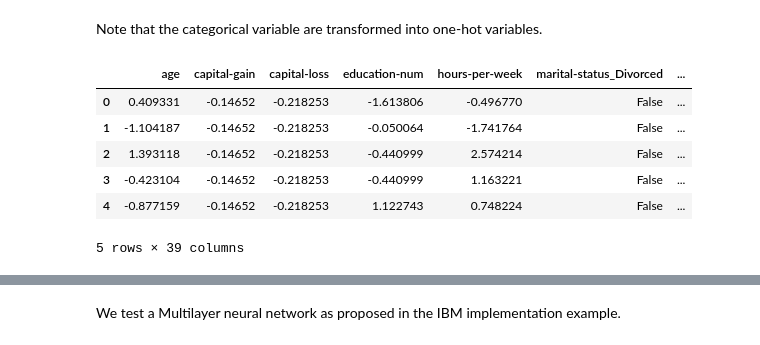
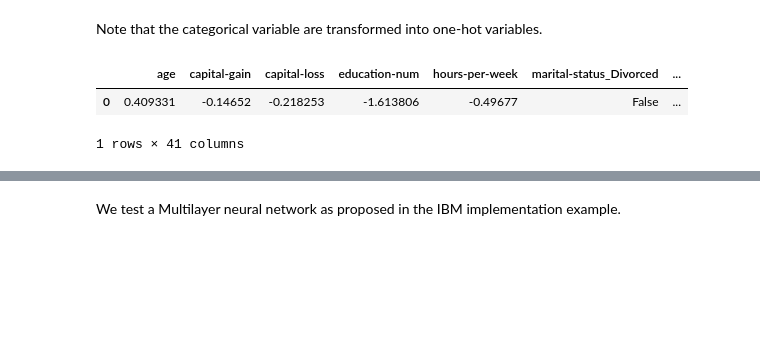
Before and after one commit to castillosebastian/castillosebastian_colabs, a Jupyter notebook: Fair_AI/adult_income_prediction/adult_income_prediction_v2.ipynb, the cells around one changed output, grey strips where cells are left out. Drawn from its saved outputs; the diff is of its cells as text; code cells hidden in the pictures; blank space fills up the shorter version.

```diff
--- a/Fair_AI/adult_income_prediction/adult_income_prediction_v2.ipynb
+++ b/Fair_AI/adult_income_prediction/adult_income_prediction_v2.ipynb
@@ -107,30 +97,3 @@ class AdultDataset(Dataset):
         return len(self.labels)
 # %% [markdown]
 Note that the categorical variable are transformed into one-hot variables.
-# %%
-train_df, test_df = data.load_data()
-
-X_train_df, Y_train_df = train_df
-X_test_df, Y_test_df = test_df
-
-# Let's drop the protected attributes from the training and test data and store them in a
-# separate dataframe that we'll use later to train the individually fair metric.
-protected_vars = ['race_White', 'sex_Male']
-
-X_protected_df = X_train_df[protected_vars]
-X_train_df = X_train_df.drop(columns=protected_vars)
-X_test_df = X_test_df.drop(columns=protected_vars)
-
-# Create test data with spouse variable flipped
-X_test_df_spouse_flipped = X_test_df.copy()
-X_test_df_spouse_flipped.relationship_Wife = 1 - X_test_df_spouse_flipped.relationship_Wife
-
-X_train_df.head()
-# %% [output]
-|  | age | capital-gain | capital-loss | education-num | hours-per-week | marital-status_Divorced | ... |
-| 0 | 0.409331 | -0.14652 | -0.218253 | -1.613806 | -0.496770 | False | ... |
-| 1 | -1.104187 | -0.14652 | -0.218253 | -0.050064 | -1.741764 | False | ... |
-| 2 | 1.393118 | -0.14652 | -0.218253 | -0.440999 | 2.574214 | False | ... |
-| 3 | -0.423104 | -0.14652 | -0.218253 | -0.440999 | 1.163221 | False | ... |
-| 4 | -0.877159 | -0.14652 | -0.218253 | 1.122743 | 0.748224 | False | ... |
-5 rows × 39 columns
@@ -136,0 +105,6 @@ X_train_df.head()
+# %%
+X_train_df.head(1)
+# %% [output]
+|  | age | capital-gain | capital-loss | education-num | hours-per-week | marital-status_Divorced | ... |
+| 0 | 0.409331 | -0.14652 | -0.218253 | -1.613806 | -0.49677 | False | ... |
+1 rows × 41 columns
```
Also changed, not shown: parts of 33 cells of this notebook.
